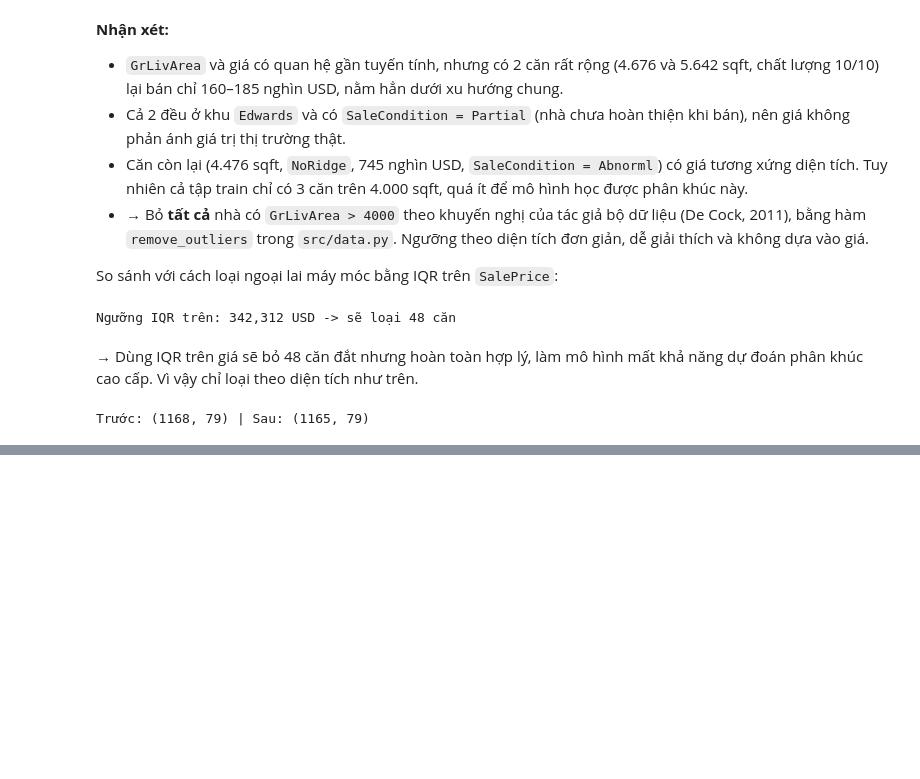
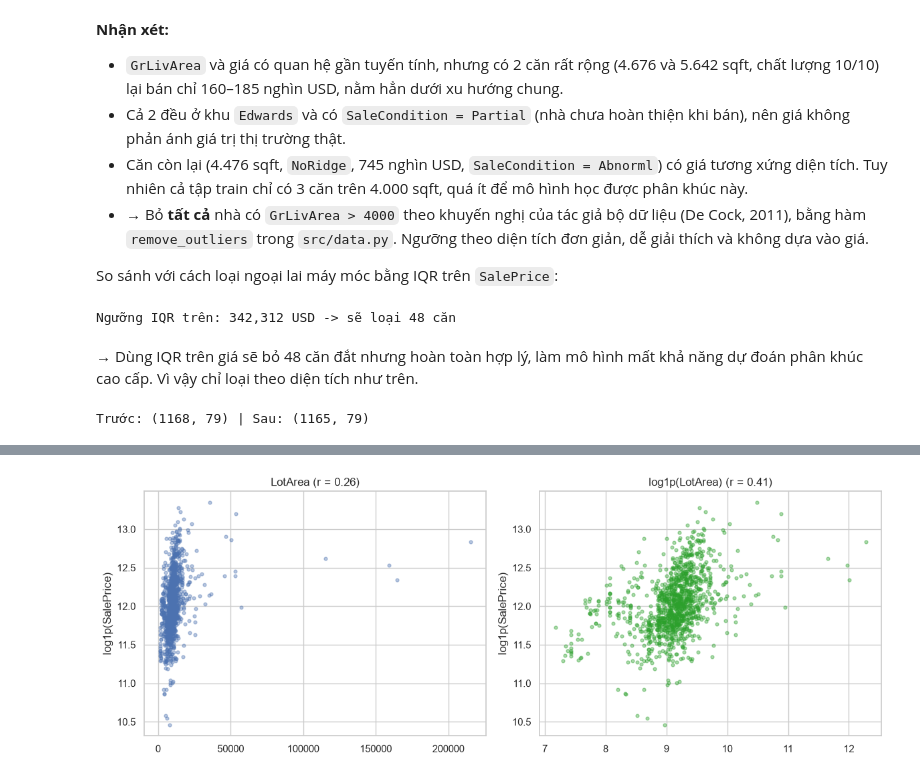
Before and after one commit to QuangAnh312/BTL_DinhGiaNhaAmes, a Jupyter notebook: 03_SourceCode/notebooks/01_EDA_Preprocessing.ipynb, the cells around one changed output, grey strips where cells are left out. Cells and saved outputs as stored; diff of their text form; code cells hidden in the pictures; blank space fills up the shorter version.

```diff
--- a/03_SourceCode/notebooks/01_EDA_Preprocessing.ipynb
+++ b/03_SourceCode/notebooks/01_EDA_Preprocessing.ipynb
@@ -551,0 +733,14 @@ Trước: (1168, 79) | Sau: (1165, 79)
+# %%
+# Ví dụ LotArea: lệch mạnh nhất trong các biến diện tích "thật" (không có giá trị 0)
+fig, axes = plt.subplots(1, 2, figsize=(12, 4.5))
+axes[0].scatter(Xs["LotArea"], ys_log, alpha=0.4, s=12)
+axes[0].set_title(f"LotArea (r = {Xs['LotArea'].corr(ys_log):.2f})")
+axes[1].scatter(np.log1p(Xs["LotArea"]), ys_log, alpha=0.4, s=12, color="tab:green")
+axes[1].set_title(f"log1p(LotArea) (r = {np.log1p(Xs['LotArea']).corr(ys_log):.2f})")
+for ax in axes:
+    ax.set_ylabel("log1p(SalePrice)")
+fig.tight_layout()
+save_fig(fig, "eda_09_log_lotarea")
+plt.show()
+# %% [output]
+[figure, added]
```
Also changed, not shown: parts of 25 cells of this notebook, 7 other files.
